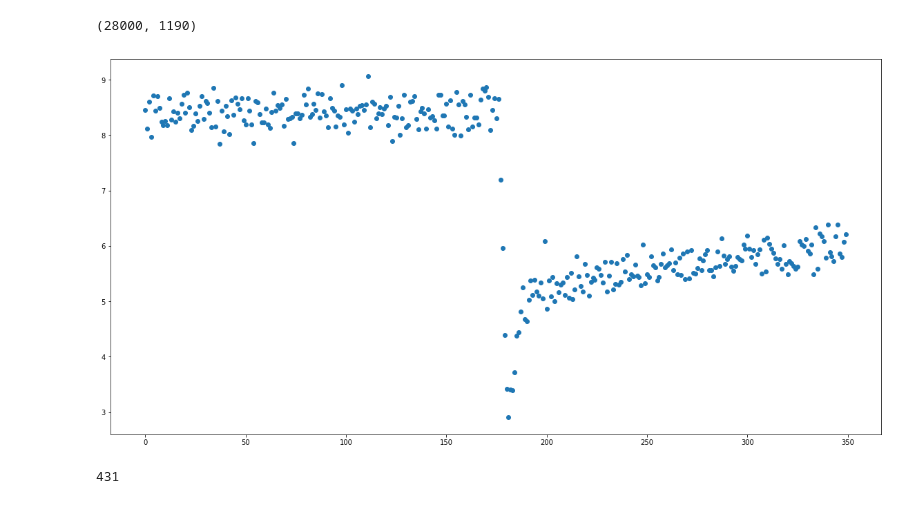
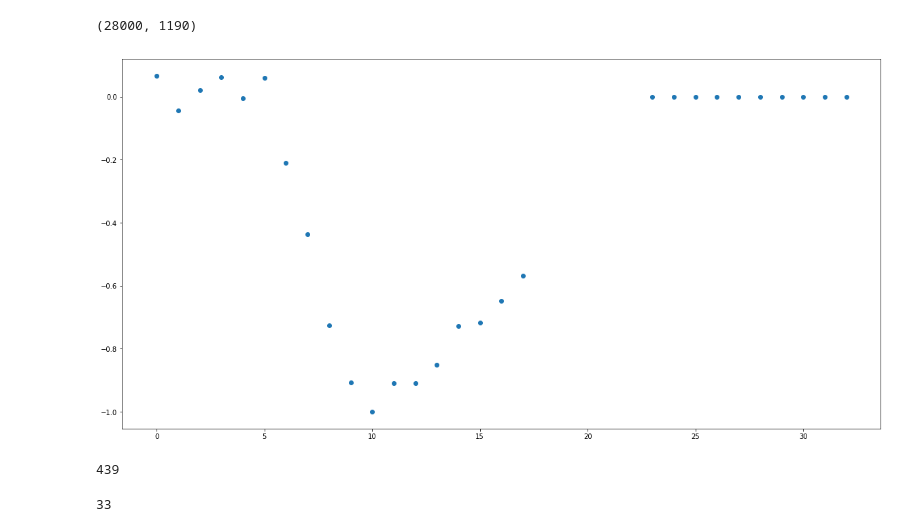
Before and after one commit to felixsc1/fiberphotometry, a Jupyter notebook: fMRI_notebooks/BolusTracking.ipynb, the cells around one changed output. Saved outputs shown, nothing was run; the diff lists cells and outputs as text; code cells hidden in the pictures.

```diff
--- a/fMRI_notebooks/BolusTracking.ipynb
+++ b/fMRI_notebooks/BolusTracking.ipynb
@@ -130,14 +130,14 @@ data_reshaped.shape
 # %%
 threshold=7
 
 for voxel in data_reshaped:
         if np.mean(voxel) > threshold:
             x=voxel
 
 plt.figure(figsize=(20,10))
 # plt.plot(x)
-plt.plot(x[250:600],'o')
+plt.plot(y,'o')
 # plt.plot(x[0:],'o')
 plt.show()
 # %% [output]
-[figure, old version]
+[figure, new version]
@@ -146,4 +143,0 @@ start_point = np.argmin(x) - 5
-# %%
-start_point
-# %% [output]
-431
@@ -149,0 +146,4 @@ start_point
+# %%
+end_point
+# %% [output]
+439
@@ -150 +168,7 @@ start_point
+# %%
+signal = preparesignal(x,start_point)
+
+signal.size
+# %% [output]
+33
 # %%
```
Also changed, not shown: parts of 7 cells of this notebook.
